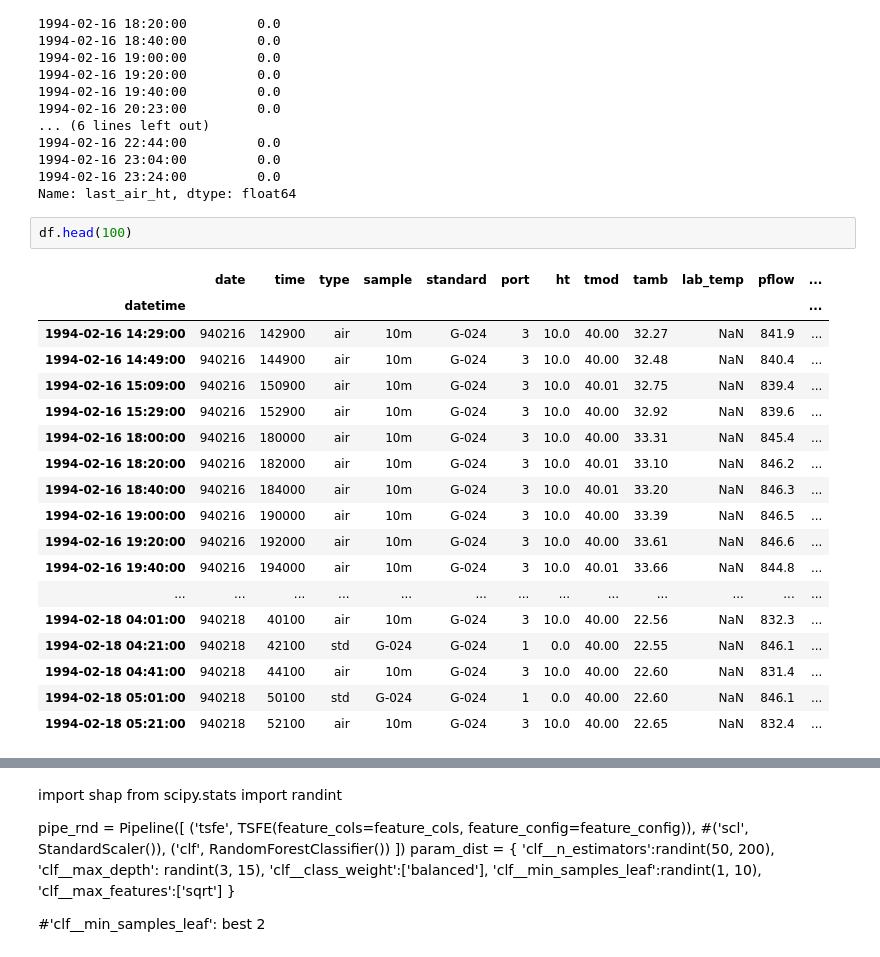
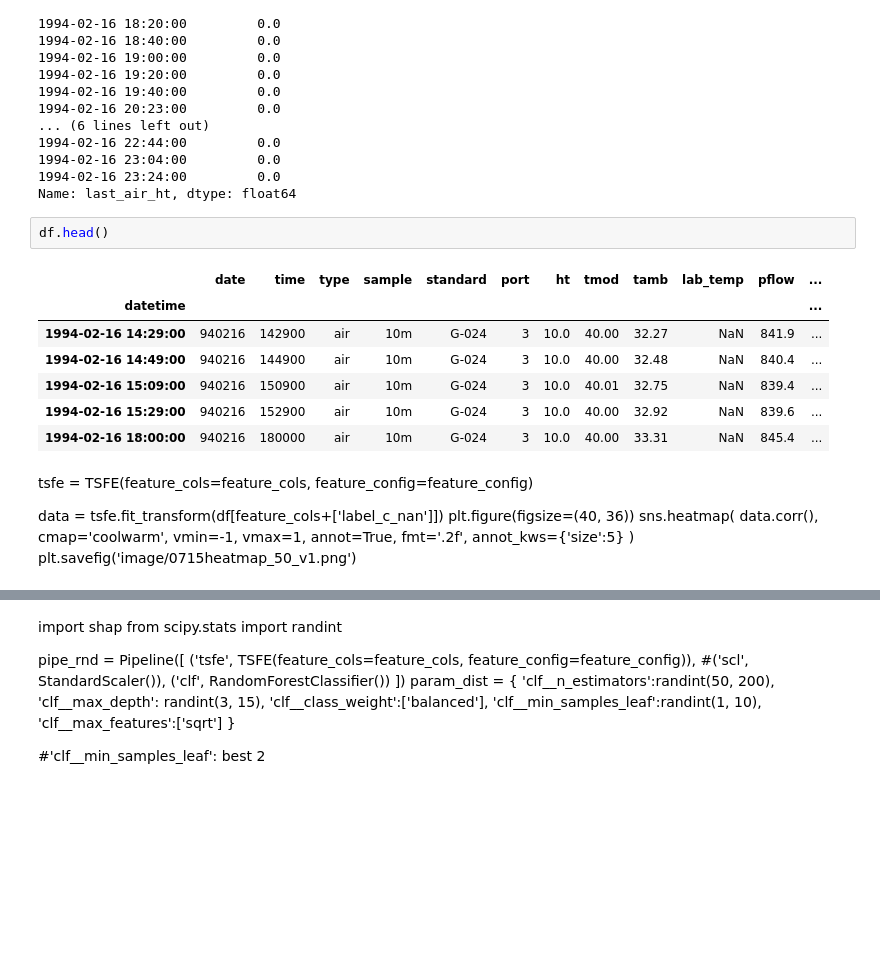
Before and after one commit to mcodcatyu/research_project, a Jupyter notebook: mhd/iscnan_flag_v2.ipynb, the cells around one changed output, grey strips where cells are left out. Saved outputs shown, nothing was run; the diff lists cells and outputs as text; blank space fills up the shorter version.

```diff
--- a/mhd/iscnan_flag_v2.ipynb
+++ b/mhd/iscnan_flag_v2.ipynb
@@ -226,26 +233,29 @@ datetime
 1994-02-16 23:24:00         0.0
 Name: last_air_ht, dtype: float64
 # %%
-df.head(100)
+df.head()
 # %% [output]
 |  | date | time | type | sample | standard | port | ht | tmod | tamb | lab_temp | pflow | ... |
 | datetime |  |  |  |  |  |  |  |  |  |  |  | ... |
 | 1994-02-16 14:29:00 | 940216 | 142900 | air | 10m | G-024 | 3 | 10.0 | 40.00 | 32.27 | NaN | 841.9 | ... |
 | 1994-02-16 14:49:00 | 940216 | 144900 | air | 10m | G-024 | 3 | 10.0 | 40.00 | 32.48 | NaN | 840.4 | ... |
 | 1994-02-16 15:09:00 | 940216 | 150900 | air | 10m | G-024 | 3 | 10.0 | 40.01 | 32.75 | NaN | 839.4 | ... |
 | 1994-02-16 15:29:00 | 940216 | 152900 | air | 10m | G-024 | 3 | 10.0 | 40.00 | 32.92 | NaN | 839.6 | ... |
 | 1994-02-16 18:00:00 | 940216 | 180000 | air | 10m | G-024 | 3 | 10.0 | 40.00 | 33.31 | NaN | 845.4 | ... |
-| 1994-02-16 18:20:00 | 940216 | 182000 | air | 10m | G-024 | 3 | 10.0 | 40.01 | 33.10 | NaN | 846.2 | ... |
-| 1994-02-16 18:40:00 | 940216 | 184000 | air | 10m | G-024 | 3 | 10.0 | 40.01 | 33.20 | NaN | 846.3 | ... |
-| 1994-02-16 19:00:00 | 940216 | 190000 | air | 10m | G-024 | 3 | 10.0 | 40.00 | 33.39 | NaN | 846.5 | ... |
-| 1994-02-16 19:20:00 | 940216 | 192000 | air | 10m | G-024 | 3 | 10.0 | 40.00 | 33.61 | NaN | 846.6 | ... |
-| 1994-02-16 19:40:00 | 940216 | 194000 | air | 10m | G-024 | 3 | 10.0 | 40.01 | 33.66 | NaN | 844.8 | ... |
-| ... | ... | ... | ... | ... | ... | ... | ... | ... | ... | ... | ... | ... |
-| 1994-02-18 04:01:00 | 940218 | 40100 | air | 10m | G-024 | 3 | 10.0 | 40.00 | 22.56 | NaN | 832.3 | ... |
-| 1994-02-18 04:21:00 | 940218 | 42100 | std | G-024 | G-024 | 1 | 0.0 | 40.00 | 22.55 | NaN | 846.1 | ... |
-| 1994-02-18 04:41:00 | 940218 | 44100 | air | 10m | G-024 | 3 | 10.0 | 40.00 | 22.60 | NaN | 831.4 | ... |
-| 1994-02-18 05:01:00 | 940218 | 50100 | std | G-024 | G-024 | 1 | 0.0 | 40.00 | 22.60 | NaN | 846.1 | ... |
-| 1994-02-18 05:21:00 | 940218 | 52100 | air | 10m | G-024 | 3 | 10.0 | 40.00 | 22.65 | NaN | 832.4 | ... |
+# %% [markdown]
+tsfe = TSFE(feature_cols=feature_cols, feature_config=feature_config)
+
+data = tsfe.fit_transform(df[feature_cols+['label_c_nan']])
+plt.figure(figsize=(40, 36))
+sns.heatmap(
+    data.corr(),
+    cmap='coolwarm',
+    vmin=-1, vmax=1,
+    annot=True,
+    fmt='.2f',
+    annot_kws={'size':5}
+)
+plt.savefig('image/0715heatmap_50_v1.png')
 # %%
 X = df[feature_cols]
 y = df['label_c_nan']
```
Also changed, not shown: parts of 12 cells of this notebook.
